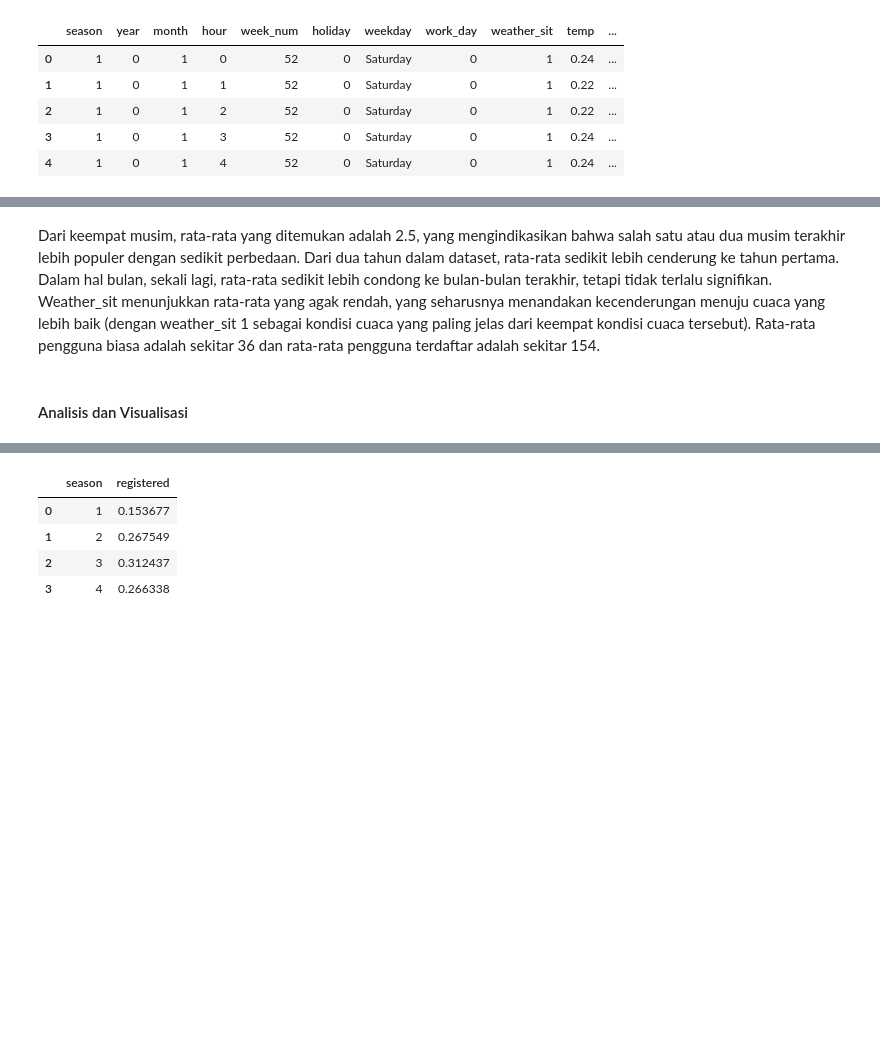
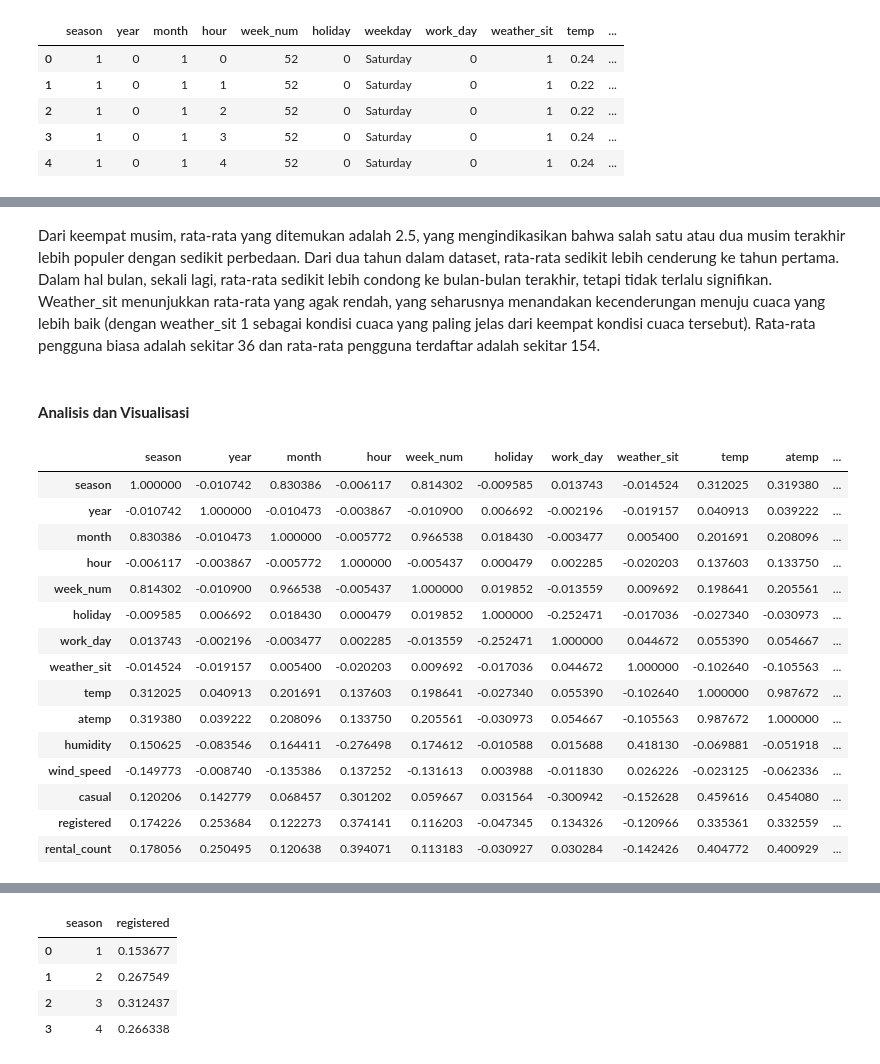
Before and after one commit to mizanulridhoaohana/EDA-using-streamlit, a Jupyter notebook: EDA_Bike_Sharing.ipynb, the cells around one changed output, grey strips where cells are left out. Cells and saved outputs as stored; diff of their text form; code cells hidden in the pictures; blank space fills up the shorter version.

```diff
--- a/EDA_Bike_Sharing.ipynb
+++ b/EDA_Bike_Sharing.ipynb
@@ -83,7 +83,28 @@ hour_df.describe()
 | 75% | 3.000000 | 1.000000 | 10.000000 | 18.000000 | 40.000000 | 0.000000 | 1.000000 | 2.000000 | 0.660000 | 0.621200 | ... |
 | max | 4.000000 | 1.000000 | 12.000000 | 23.000000 | 52.000000 | 1.000000 | 1.000000 | 4.000000 | 1.000000 | 1.000000 | ... |
 # %% [markdown]
-Dari keempat musim, rata-rata yang ditemukan adalah 2.5, yang mengindikasikan bahwa salah satu atau dua musim terakhir lebih populer dengan sedikit perbedaan. Dari dua tahun dalam dataset, rata-rata sedikit lebih cenderung ke tahun pertama. Dalam hal bulan, sekali lagi, rata-rata sedikit lebih condong ke bulan-bulan terakhir, tetapi tidak terlalu signifikan. Weather_sit menunjukkan rata-rata yang agak rendah, yang seharusnya menandakan kecenderungan menuju cuaca yang lebih baik (dengan weather_sit 1 sebagai kondisi cuaca yang paling jelas dari keempat kondisi cuaca tersebut). Rata-rata pengguna biasa adalah sekitar 36 dan rata-rata pengguna terdaftar adalah sekitar 154.
+<p>Dari keempat musim, rata-rata yang ditemukan adalah 2.5, yang mengindikasikan bahwa salah satu atau dua musim terakhir lebih populer dengan sedikit perbedaan. Dari dua tahun dalam dataset, rata-rata sedikit lebih cenderung ke tahun pertama. Dalam hal bulan, sekali lagi, rata-rata sedikit lebih condong ke bulan-bulan terakhir, tetapi tidak terlalu signifikan. Weather_sit menunjukkan rata-rata yang agak rendah, yang seharusnya menandakan kecenderungan menuju cuaca yang lebih baik (dengan weather_sit 1 sebagai kondisi cuaca yang paling jelas dari keempat kondisi cuaca tersebut). Rata-rata pengguna biasa adalah sekitar 36 dan rata-rata pengguna terdaftar adalah sekitar 154.</p>
 # %% [markdown]
-#### Analisis dan Visualisasi
+#### <b>Analisis dan Visualisasi</b>
+# %%
+df_2 = hour_df.drop(['weekday'], axis=1)
+corr = df_2.corr()
+corr.style.background_gradient(cmap='coolwarm')
+# %% [output]
+|  | season | year | month | hour | week_num | holiday | work_day | weather_sit | temp | atemp | ... |
+| season | 1.000000 | -0.010742 | 0.830386 | -0.006117 | 0.814302 | -0.009585 | 0.013743 | -0.014524 | 0.312025 | 0.319380 | ... |
+| year | -0.010742 | 1.000000 | -0.010473 | -0.003867 | -0.010900 | 0.006692 | -0.002196 | -0.019157 | 0.040913 | 0.039222 | ... |
+| month | 0.830386 | -0.010473 | 1.000000 | -0.005772 | 0.966538 | 0.018430 | -0.003477 | 0.005400 | 0.201691 | 0.208096 | ... |
+| hour | -0.006117 | -0.003867 | -0.005772 | 1.000000 | -0.005437 | 0.000479 | 0.002285 | -0.020203 | 0.137603 | 0.133750 | ... |
+| week_num | 0.814302 | -0.010900 | 0.966538 | -0.005437 | 1.000000 | 0.019852 | -0.013559 | 0.009692 | 0.198641 | 0.205561 | ... |
+| holiday | -0.009585 | 0.006692 | 0.018430 | 0.000479 | 0.019852 | 1.000000 | -0.252471 | -0.017036 | -0.027340 | -0.030973 | ... |
+| work_day | 0.013743 | -0.002196 | -0.003477 | 0.002285 | -0.013559 | -0.252471 | 1.000000 | 0.044672 | 0.055390 | 0.054667 | ... |
+| weather_sit | -0.014524 | -0.019157 | 0.005400 | -0.020203 | 0.009692 | -0.017036 | 0.044672 | 1.000000 | -0.102640 | -0.105563 | ... |
+| temp | 0.312025 | 0.040913 | 0.201691 | 0.137603 | 0.198641 | -0.027340 | 0.055390 | -0.102640 | 1.000000 | 0.987672 | ... |
+| atemp | 0.319380 | 0.039222 | 0.208096 | 0.133750 | 0.205561 | -0.030973 | 0.054667 | -0.105563 | 0.987672 | 1.000000 | ... |
+| humidity | 0.150625 | -0.083546 | 0.164411 | -0.276498 | 0.174612 | -0.010588 | 0.015688 | 0.418130 | -0.069881 | -0.051918 | ... |
+| wind_speed | -0.149773 | -0.008740 | -0.135386 | 0.137252 | -0.131613 | 0.003988 | -0.011830 | 0.026226 | -0.023125 | -0.062336 | ... |
+| casual | 0.120206 | 0.142779 | 0.068457 | 0.301202 | 0.059667 | 0.031564 | -0.300942 | -0.152628 | 0.459616 | 0.454080 | ... |
+| registered | 0.174226 | 0.253684 | 0.122273 | 0.374141 | 0.116203 | -0.047345 | 0.134326 | -0.120966 | 0.335361 | 0.332559 | ... |
+| rental_count | 0.178056 | 0.250495 | 0.120638 | 0.394071 | 0.113183 | -0.030927 | 0.030284 | -0.142426 | 0.404772 | 0.400929 | ... |
 # %%
```
Also changed, not shown: parts of 28 cells of this notebook, 2 other files.
